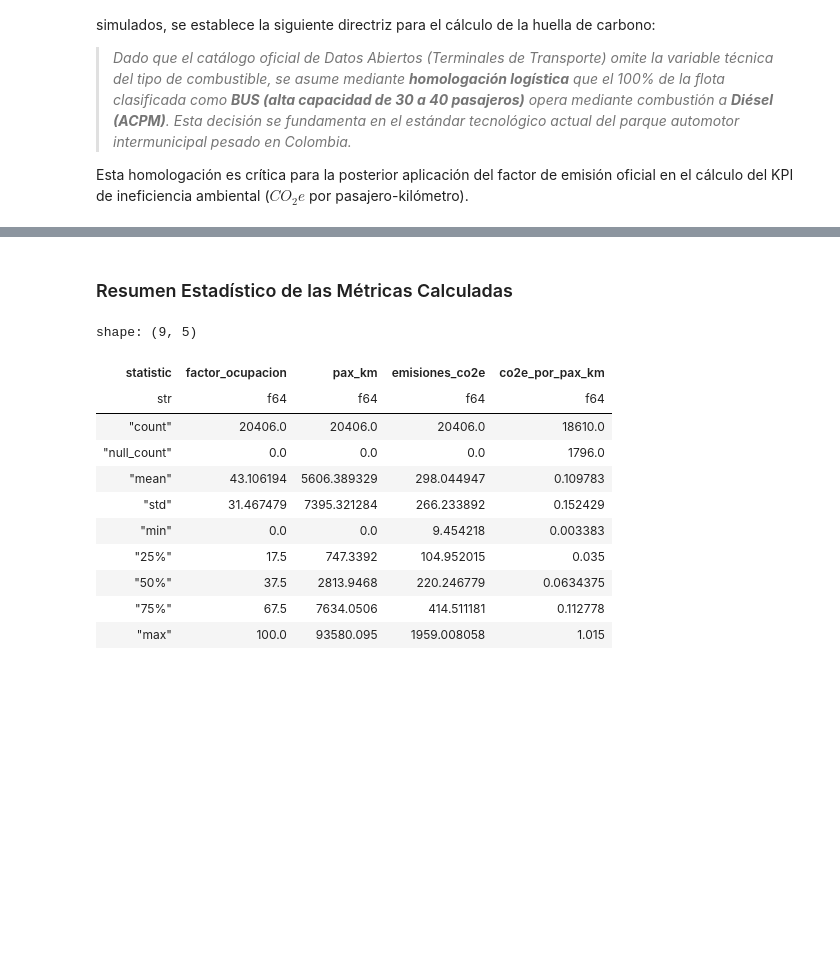
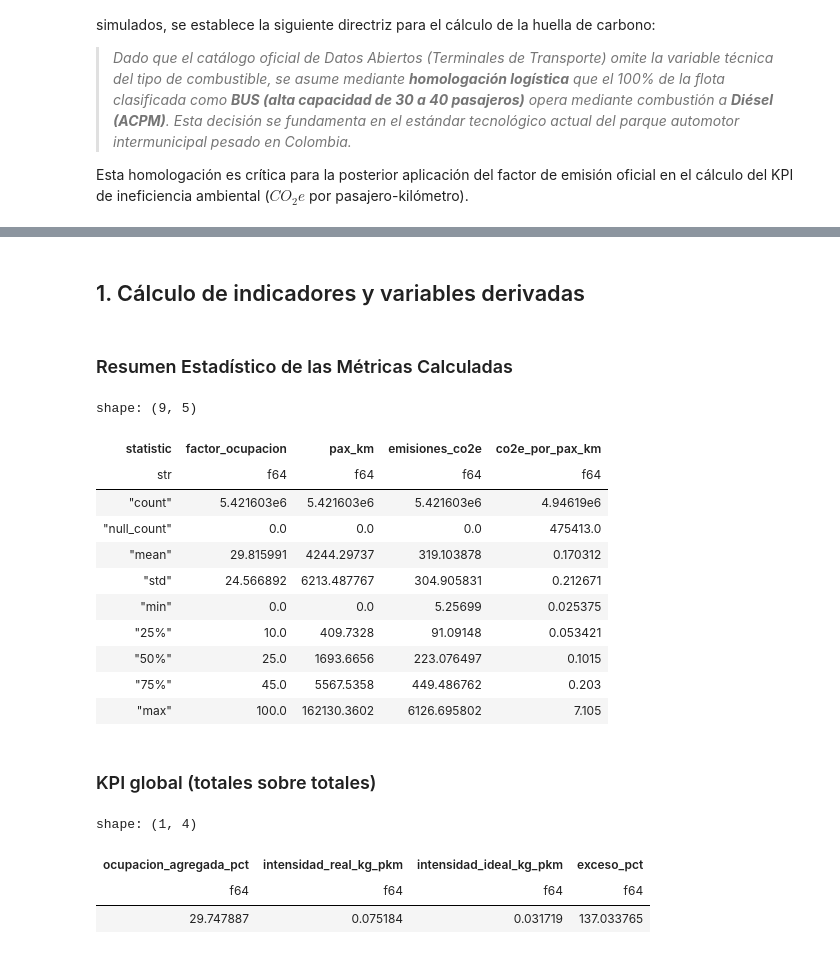
Before and after one commit to KarollPintoC/Proyecto_Analitiaca_Datos_transporte, a Jupyter notebook: notebooks/Fase2_EDA.ipynb, the cells around one changed output, grey strips where cells are left out. Cells and saved outputs as stored; diff of their text form; code cells hidden in the pictures; blank space fills up the shorter version.

```diff
--- a/notebooks/Fase2_EDA.ipynb
+++ b/notebooks/Fase2_EDA.ipynb
@@ -14,6 +14,7 @@ Esta homologación es crítica para la posterior aplicación del factor de emisi
 import polars as pl
 from sqlalchemy import create_engine
 from IPython.display import display, Markdown
+from pathlib import Path  # CAMBIO: rutas para guardar figuras y tablas
 import warnings
 warnings.filterwarnings('ignore')
 
@@ -21,19 +22,20 @@ warnings.filterwarnings('ignore')
 pl.Config.set_tbl_formatting("ASCII_MARKDOWN")
 pl.Config.set_tbl_rows(10)
 
-db_url = 'postgresql://postgres:postgres@localhost:5432/movilidad'
-engine = create_engine(db_url)
+# CAMBIO: carpetas de resultados (lista de chequeo: ninguna cifra escrita a mano)
+FIGS = Path("../results/figures"); FIGS.mkdir(parents=True, exist_ok=True)
+TABS = Path("../results/tables");  TABS.mkdir(parents=True, exist_ok=True)
+SEED = 42
 
-query = "SELECT * FROM despachos_enriquecidos;"
-df_eda = pl.read_database(query=query, connection=engine)
+df_eda = pl.read_parquet("../datos/despachos_enriquecidos.parquet")
 
 # Casteo y Limpieza de Tipos
 df_eda = df_eda.with_columns([
-    pl.col("fecha_despacho").str.strptime(pl.Datetime, "%Y-%m-%dT%H:%M:%S.%f", strict=False).cast(pl.Date),
+    pl.col("fecha_despacho").cast(pl.Date),  # CAMBIO: la fecha ya no llega como texto
     pl.col("hora_despacho").cast(pl.Int32, strict=False),
     pl.col("pasajeros").cast(pl.Float64, strict=False).fill_null(0.0)
 ])
 
-display(Markdown("### Vista Previa del Data Mart Extraído (Primeros registros)"))
+display(Markdown(f"### Vista Previa del Data Mart Extraído ({df_eda.height:,} registros)"))
 display(df_eda.head(5))
 # %% [output]
@@ -49,44 +55,69 @@ shape: (5, 20)
+# %% [markdown]
+## 1. Cálculo de indicadores y variables derivadas
 # %%
 # 1. Cálculos Base de Ocupación y Trabajo Logístico
+#la capacidad se multiplica por el número de buses del registro (despachos)
+df_eda = df_eda.with_columns(
+    (pl.col("capacidad_estimada") * pl.col("despachos")).alias("capacidad_total")
+)
 df_eda = df_eda.with_columns([
-    ((pl.col("pasajeros") / pl.col("capacidad_estimada")) * 100)
+    ((pl.col("pasajeros") / pl.col("capacidad_total")) * 100)  # CAMBIO: capacidad_total
     .clip(upper_bound=100.0)
     .alias("factor_ocupacion"),
 
     (pl.col("pasajeros") * pl.col("distancia_km"))
     .alias("pax_km")
 ])
 
 # 2. Cálculos de Huella de Carbono (Rendimiento conservador de 10 km/gal)
 Rendimiento_km_gal = 10.0
 Factor_emision_diesel = 10.15 # kg CO2e / gal
 
 df_eda = df_eda.with_columns([
-    (pl.col("distancia_km") / Rendimiento_km_gal).alias("consumo_galones"),
-    ((pl.col("distancia_km") / Rendimiento_km_gal) * Factor_emision_diesel).alias("emisiones_co2e")
+    # CAMBIO: consumo y emisiones multiplicados por el número de buses (despachos)
+    (pl.col("distancia_km") / Rendimiento_km_gal * pl.col("despachos")).alias("consumo_galones"),
+    ((pl.col("distancia_km") / Rendimiento_km_gal) * Factor_emision_diesel * pl.col("despachos")).alias("emisiones_co2e")
 ])
 
-# KPI Crítico de Ineficiencia
+# KPI Crítico de Ineficiencia (por registro, para ver su distribución)
 df_eda = df_eda.with_columns(
     pl.when(pl.col("pax_km") > 0)
     .then(pl.col("emisiones_co2e") / pl.col("pax_km"))
     .otherwise(None)
     .alias("co2e_por_pax_km")
 )
 
 display(Markdown("### Resumen Estadístico de las Métricas Calculadas"))
 display(df_eda.select(["factor_ocupacion", "pax_km", "emisiones_co2e", "co2e_por_pax_km"]).describe())
+
+# KPI global como total sobre total. El promedio de cocientes excluía
+# los viajes con 0 pasajeros (división por cero), que son los más ineficientes.
+kpi = df_eda.select([
+    (pl.col("pasajeros").sum() / pl.col("capacidad_total").sum() * 100).alias("ocupacion_agregada_pct"),
+    (pl.col("emisiones_co2e").sum() / pl.col("pax_km").sum()).alias("intensidad_real_kg_pkm"),
+    pl.lit(Factor_emision_diesel / Rendimiento_km_gal / (40 * 0.8)).alias("intensidad_ideal_kg_pkm"),
+]).with_columns(
+    ((pl.col("intensidad_real_kg_pkm") / pl.col("intensidad_ideal_kg_pkm") - 1) * 100).alias("exceso_pct")
+)
+kpi.write_csv(TABS / "eda_01_kpi_global.csv")
+display(Markdown("### KPI global (totales sobre totales)"))
+display(kpi)
 # %% [output]
 ### Resumen Estadístico de las Métricas Calculadas
 shape: (9, 5)
 | statistic | factor_ocupacion | pax_km | emisiones_co2e | co2e_por_pax_km |
 | str | f64 | f64 | f64 | f64 |
-| "count" | 20406.0 | 20406.0 | 20406.0 | 18610.0 |
-| "null_count" | 0.0 | 0.0 | 0.0 | 1796.0 |
-| "mean" | 43.106194 | 5606.389329 | 298.044947 | 0.109783 |
-| "std" | 31.467479 | 7395.321284 | 266.233892 | 0.152429 |
-| "min" | 0.0 | 0.0 | 9.454218 | 0.003383 |
-| "25%" | 17.5 | 747.3392 | 104.952015 | 0.035 |
-| "50%" | 37.5 | 2813.9468 | 220.246779 | 0.0634375 |
-| "75%" | 67.5 | 7634.0506 | 414.511181 | 0.112778 |
-| "max" | 100.0 | 93580.095 | 1959.008058 | 1.015 |
+| "count" | 5.421603e6 | 5.421603e6 | 5.421603e6 | 4.94619e6 |
+| "null_count" | 0.0 | 0.0 | 0.0 | 475413.0 |
+| "mean" | 29.815991 | 4244.29737 | 319.103878 | 0.170312 |
+| "std" | 24.566892 | 6213.487767 | 304.905831 | 0.212671 |
+| "min" | 0.0 | 0.0 | 5.25699 | 0.025375 |
+| "25%" | 10.0 | 409.7328 | 91.09148 | 0.053421 |
+| "50%" | 25.0 | 1693.6656 | 223.076497 | 0.1015 |
+| "75%" | 45.0 | 5567.5358 | 449.486762 | 0.203 |
+| "max" | 100.0 | 162130.3602 | 6126.695802 | 7.105 |
+### KPI global (totales sobre totales)
+shape: (1, 4)
+| ocupacion_agregada_pct | intensidad_real_kg_pkm | intensidad_ideal_kg_pkm | exceso_pct |
+| f64 | f64 | f64 | f64 |
+| 29.747887 | 0.075184 | 0.031719 | 137.033765 |
```
Also changed, not shown: parts of 25 cells of this notebook, 34 other files.
